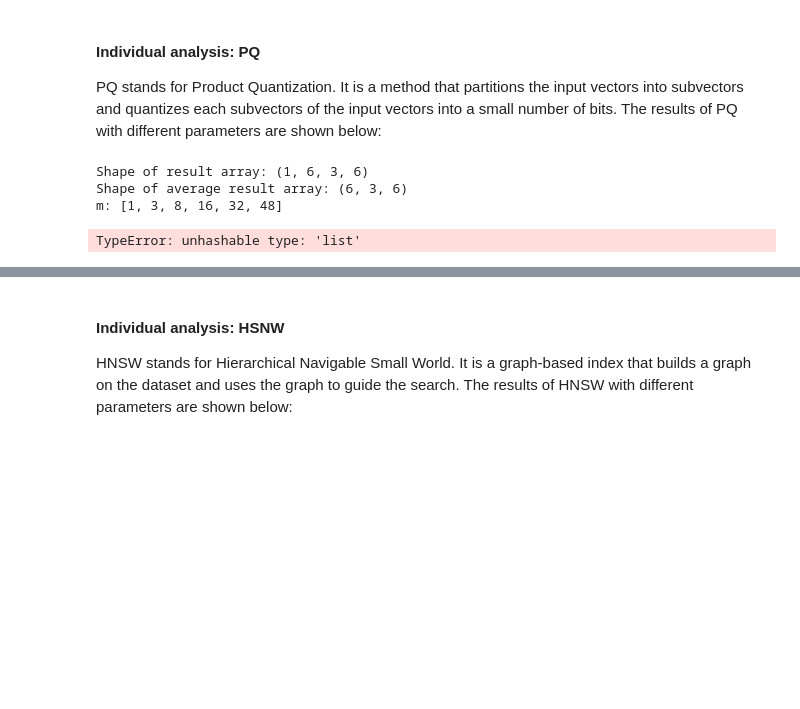
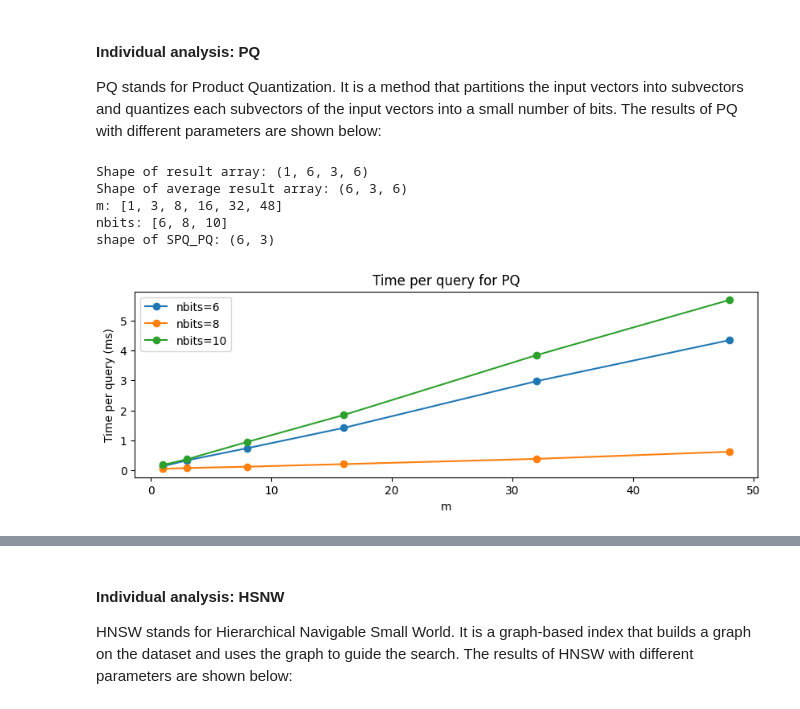
Before and after one commit to Kevinpyx/faissBenchmarking, a Jupyter notebook: result_analysis.ipynb, the cells around one changed output, grey strips where cells are left out. Drawn from its saved outputs; the diff is of its cells as text; code cells hidden in the pictures; blank space fills up the shorter version.

```diff
--- a/result_analysis.ipynb
+++ b/result_analysis.ipynb
@@ -176,8 +176,8 @@ index_dict = bm.INDPARAM['PQ']
 param1 = index_dict['params'][0]
 categories1_PQ = [1, 3, 8, 16, 32, 48]
 print(str(param1) + ':', categories1_PQ)
-param2 =  [6, 8, 10]
-categories2_PQ = index_dict[param2]
+param2 = index_dict['params'][1]
+categories2_PQ = [6, 8, 10]
 print(str(param2) + ':', categories2_PQ)
 
 # get results
@@ -199,36 +199,38 @@ SPQ_PQ = SPQ_PQ.flatten()
 dx = 0.5
 dy = 0.5
 dz = SPQ_PQ
 ax.bar3d(m, nbits, np.zeros(len(SPQ_PQ)), dx, dy, dz)
 
 ax.set_xlabel(param1)
 ax.set_ylabel(param2)
 ax.set_zlabel('Time per query (ms)')
 ax.set_title('Time per query for PQ')
 plt.show()
 '''
 
 # get memory for each nbits
 print('shape of SPQ_PQ:', SPQ_PQ.shape)
 spq_0 = SPQ_PQ[:, 0]
 spq_1 = SPQ_PQ[:, 1]
 spq_2 = SPQ_PQ[:, 2]
 
 # plot them together
 plt.figure(figsize=(10,3))
 plt.plot(categories1_PQ, spq_0, marker='o', label='nbits=6')
 plt.plot(categories1_PQ, spq_1, marker='o', label='nbits=8')
 plt.plot(categories1_PQ, spq_2, marker='o', label='nbits=10')
 plt.xlabel(param1)
-plt.ylabel('Memory Usage (MB)')
-plt.title('Memory Usage for PQ')
+plt.ylabel('Time per query (ms)')
+plt.title('Time per query for PQ')
 plt.legend()
 plt.show()
 # %% [output]
 Shape of result array: (1, 6, 3, 6)
 Shape of average result array: (6, 3, 6)
 m: [1, 3, 8, 16, 32, 48]
+nbits: [6, 8, 10]
+shape of SPQ_PQ: (6, 3)
-TypeError: unhashable type: 'list'
+[figure, added]
 # %%
 # memory
 # get memory for each nbits
```
Also changed, not shown: parts of 8 cells of this notebook, 8 other files.
